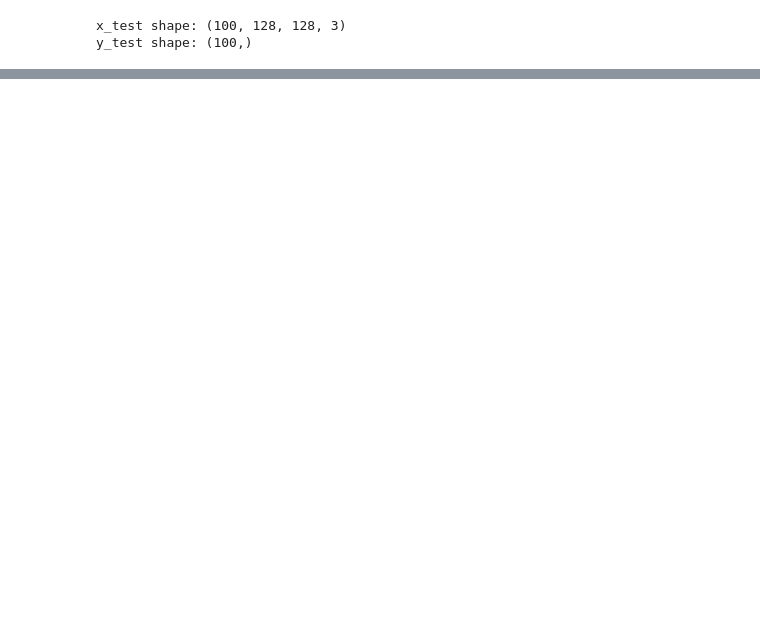
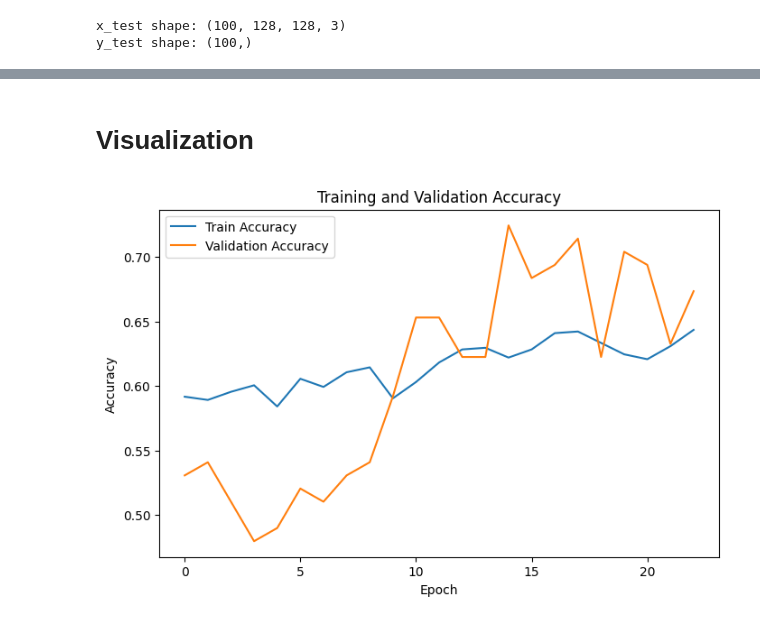
Before and after one commit to yaseen20051/crash-detection-cnn, a Jupyter notebook: ahmed_crash_detection_cnn.ipynb, the cells around one changed output, grey strips where cells are left out. Saved outputs shown, nothing was run; the diff lists cells and outputs as text; code cells hidden in the pictures; blank space fills up the shorter version.

Commit message:
shuffling data + Augmentation + create model

```diff
--- a/ahmed_crash_detection_cnn.ipynb
+++ b/ahmed_crash_detection_cnn.ipynb
@@ -155,0 +172,6 @@ y_test shape: (100,)
+# %%
+data_augmentation = keras.Sequential([
+    keras.layers.RandomFlip("horizontal"),
+    keras.layers.RandomRotation(0.1),
+    keras.layers.RandomZoom(0.1)
+])
@@ -155,0 +233,6 @@ y_test shape: (100,)
+# %%
+model.compile(
+    optimizer ="adam",
+    loss="binary_crossentropy",
+    metrics=["accuracy"]
+)
@@ -155,0 +241,15 @@ y_test shape: (100,)
+# %%
+early_stopping=keras.callbacks.EarlyStopping(
+    monitor="val_loss",
+    min_delta=0,
+    patience=5,
+    verbose=0,
+    mode="auto",
+    baseline=None,
+    restore_best_weights=True,
+    start_from_epoch=5,
+)
+# %%
+history=model.fit(x_train,y_train,
+                  epochs=30,batch_size=BATCH_SIZE,
+                  validation_data=(x_val,y_val),callbacks=[early_stopping])
@@ -155,0 +274,16 @@ y_test shape: (100,)
+# %% [markdown]
+# **Visualization**
+# %%
+plt.figure(figsize=(8, 5))
+
+plt.plot(history.history["accuracy"], label="Train Accuracy")
+plt.plot(history.history["val_accuracy"], label="Validation Accuracy")
+
+plt.xlabel("Epoch")
+plt.ylabel("Accuracy")
+plt.title("Training and Validation Accuracy")
+plt.legend()
+
+plt.show()
+# %% [output]
+[figure, added]
```
Also changed, not shown: parts of 28 cells of this notebook.
